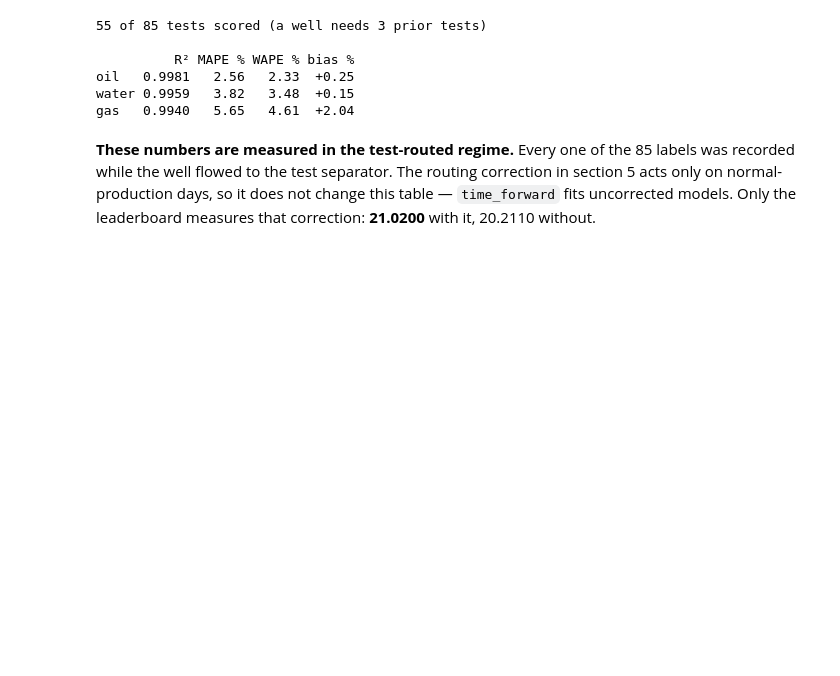
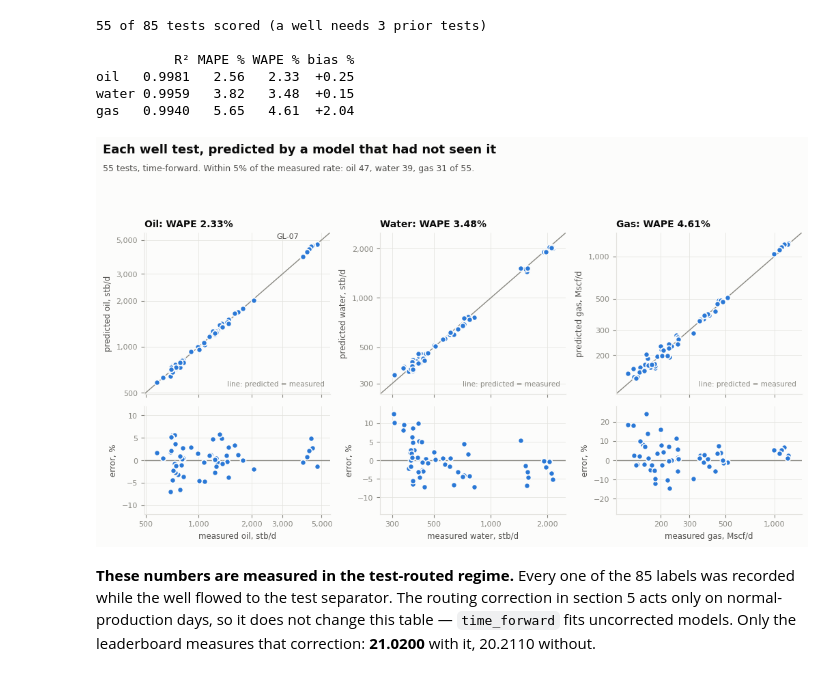
Before and after one commit to turalgasimov/socar_hackathon, a Jupyter notebook: notebooks/VFM_Phase1.ipynb, the cells around one changed output. Drawn from its saved outputs; the diff is of its cells as text; code cells hidden in the pictures; blank space fills up the shorter version.

```diff
--- a/notebooks/VFM_Phase1.ipynb
+++ b/notebooks/VFM_Phase1.ipynb
@@ -29,6 +29,19 @@ pd.set_option("display.width", 200)
 import clean, features as F
 from config import DATA, PROC
 from vfm import VFMModel, build_inputs
+
+# figures: the project's shared style (ml/src/viz.py), shown inline
+import matplotlib
+import matplotlib.pyplot as plt
+from IPython.display import display
+import viz
+viz.apply_style()
+
+def show(fig, bottom=0.0):
+    fig.tight_layout(rect=(0, bottom, 1, getattr(fig, "_viz_top", 0.95)))
+    display(fig)
+    plt.close(fig)
+
 print("ready")
 # %% [output]
 ready
@@ -232,6 +245,40 @@ print(scores.to_string(formatters={"R²": "{:.4f}".format, "MAPE %": "{:.2f}".fo
 oil   0.9981   2.56   2.33  +0.25
 water 0.9959   3.82   3.48  +0.15
 gas   0.9940   5.65   4.61  +2.04
+# %%
+# top: predicted against measured, log axes; bottom: the same tests as a percentage error
+fig, ax = plt.subplots(2, 3, figsize=(10.5, 6.2), sharex="col", gridspec_kw={"height_ratios": [1.5, 1]})
+unit = {"oil": "stb/d", "water": "stb/d", "gas": "Mscf/d"}
+for k, p in enumerate(unit):
+    a, q = tf[f"real_{p}"].values, tf[f"pred_{p}"].values
+    lo, hi = min(a.min(), q.min()) * 0.85, max(a.max(), q.max()) * 1.18
+    top, bot = ax[0, k], ax[1, k]
+    top.plot([lo, hi], [lo, hi], color=viz.INK_MUTED, lw=1)
+    top.scatter(a, q, s=34, color=viz.BLUE, edgecolor=viz.SURFACE, linewidth=1.2, zorder=3)
+    top.set(xscale="log", yscale="log", xlim=(lo, hi), ylim=(lo, hi),
+            ylabel=f"predicted {p}, {unit[p]}", title=f"{p.capitalize()}: WAPE {wape(a, q):.2f}%")
+    top.text(0.97, 0.05, "line: predicted = measured", transform=top.transAxes, ha="right",
+             fontsize=7.5, color=viz.INK_MUTED)
+    err = (q / a - 1) * 100
+    bot.axhline(0, color=viz.INK_MUTED, lw=1)
+    bot.scatter(a, err, s=34, color=viz.BLUE, edgecolor=viz.SURFACE, linewidth=1.2, zorder=3)
+    lim = max(12, np.abs(err).max() * 1.15)
+    bot.set(xscale="log", ylim=(-lim, lim), xlabel=f"measured {p}, {unit[p]}", ylabel="error, %")
+    ticks = [v for v in (200, 300, 500, 1000, 2000, 3000, 5000) if lo < v < hi]
+    for axis in (top.xaxis, top.yaxis, bot.xaxis):
+        axis.set_major_locator(matplotlib.ticker.FixedLocator(ticks))
+        axis.set_minor_locator(matplotlib.ticker.NullLocator())
+        axis.set_major_formatter(matplotlib.ticker.FuncFormatter(lambda v, _: f"{v:,.0f}"))
+g7 = tf[tf.well == "GL-07"]
+ax[0, 0].annotate("GL-07", (g7.real_oil.median(), g7.pred_oil.median()), xytext=(-12, 10),
+                  textcoords="offset points", ha="right", fontsize=8, color=viz.INK_2)
+inside = {p: int((np.abs(tf[f"pred_{p}"] / tf[f"real_{p}"] - 1) <= 0.05).sum()) for p in unit}
+viz.titled(fig, "Each well test, predicted by a model that had not seen it",
+           f"{len(tf)} tests, time-forward. Within 5% of the measured rate: oil {inside['oil']}, "
+           f"water {inside['water']}, gas {inside['gas']} of {len(tf)}.")
+show(fig)
+# %% [output]
+[figure, added]
 # %% [markdown]
 **These numbers are measured in the test-routed regime.** Every one of the 85
 labels was recorded while the well flowed to the test separator. The routing
```
Also changed, not shown: parts of 5 cells of this notebook, 2 other files.
